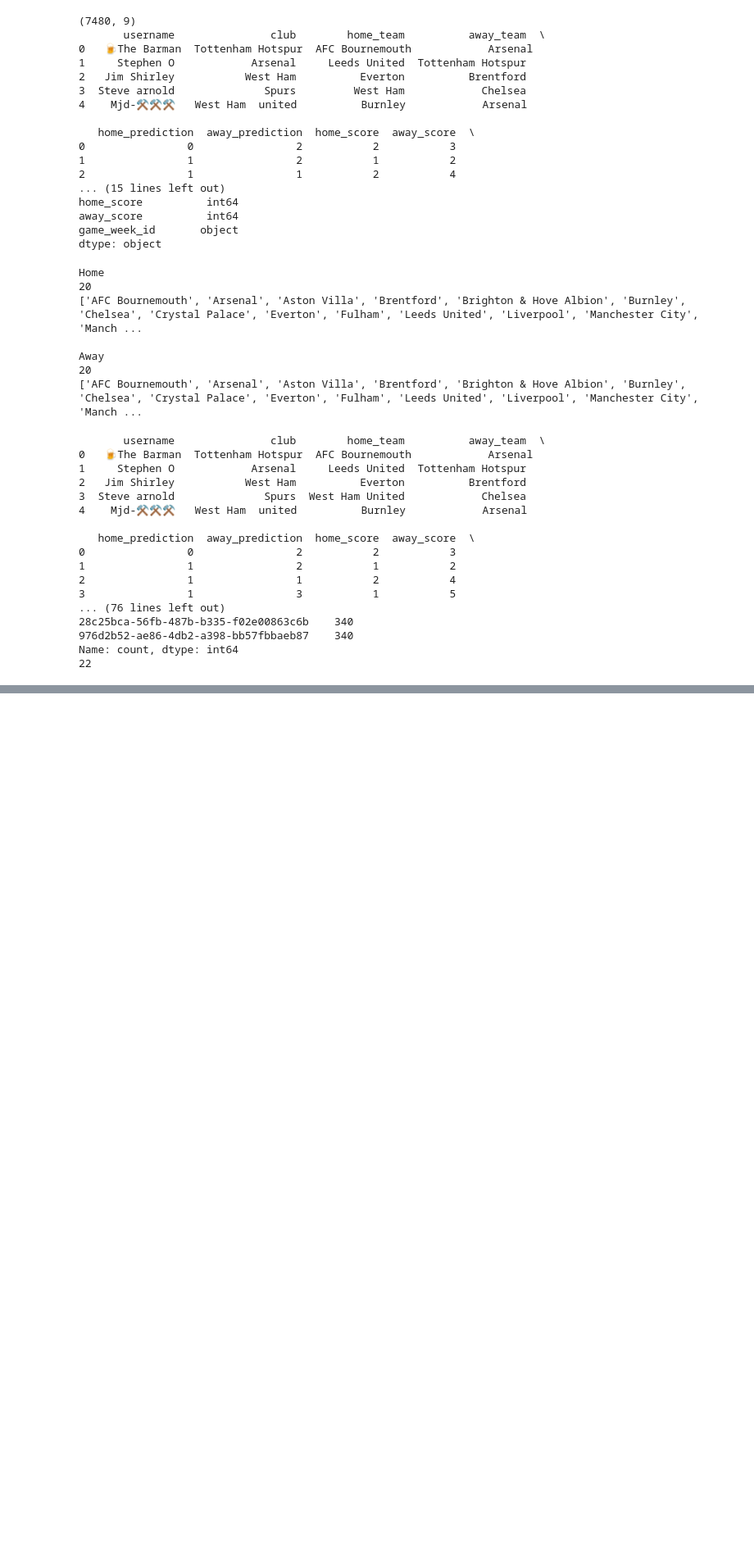
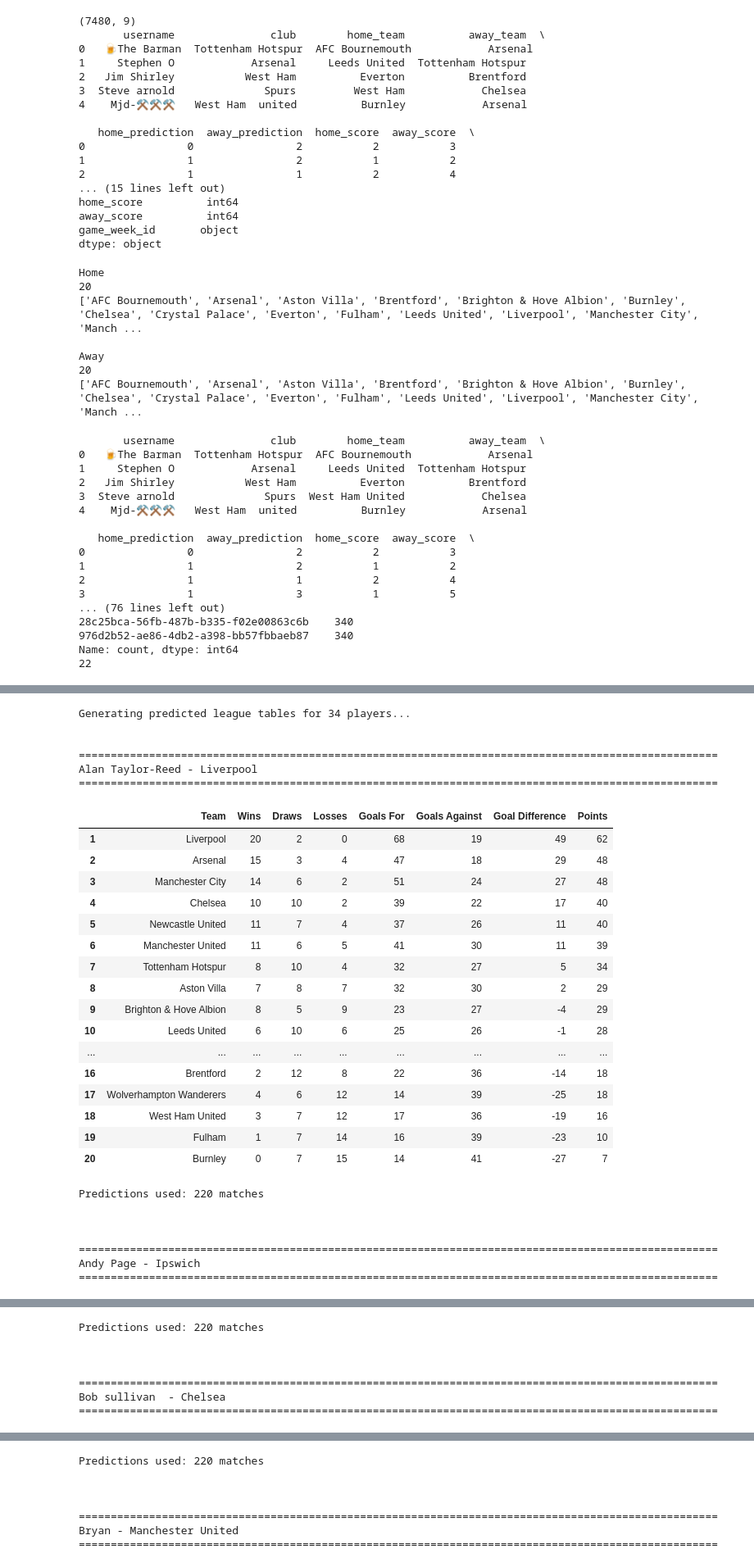
Before and after one commit to Gavin-Persad/predictions_data, a Jupyter notebook: Notebooks/players_personal_tables.ipynb, the cells around one changed output, grey strips where cells are left out. Shown at 82% size. Cells and saved outputs as stored; diff of their text form; code cells hidden in the pictures; blank space fills up the shorter version.

Commit message:
personal tables working, need to export and add further insights.

```diff
--- a/Notebooks/players_personal_tables.ipynb
+++ b/Notebooks/players_personal_tables.ipynb
@@ -152,0 +367,66 @@ Name: count, dtype: int64
+# %%
+# Generate tables for all players
+all_players = df_final['username'].unique()
+print(f"Generating predicted league tables for {len(all_players)} players...\n")
+
+for player in sorted(all_players):
+    # Get player's favorite club
+    player_data = df_final[df_final['username'] == player]
+    fav_club = player_data['club'].iloc[0] if len(player_data) > 0 else ''
+
+    # Create table
+    table = create_predicted_league_table(player, df_final)
+
+    if table is not None:
+        print(f"\n{'='*100}")
+        print(f"{player} - {fav_club}")
+        print('='*100)
+
+        # Style the table
+        styled_table = table.style.set_table_styles([
+            {'selector': 'th', 'props': [('background-color', '#4472C4'), ('color', 'white'),
+                                         ('border', '1px solid black'), ('font-weight', 'bold'),
+                                         ('text-align', 'center')]},
+            {'selector': 'td', 'props': [('border', '1px solid black'), ('padding', '8px'),
+                                         ('text-align', 'center'), ('color', '#000000')]},
+            {'selector': 'tr:nth-child(even)', 'props': [('background-color', '#F2F2F2')]},
+            {'selector': 'tr:nth-child(odd)', 'props': [('background-color', '#FFFFFF')]},
+            {'selector': 'tr:first-child', 'props': [('background-color', '#90EE90')]},  # Top team in green
+        ])
+
+        display(styled_table)
+        print(f"\nPredictions used: {len(player_data)} matches")
+        print("\n")
+
+print("\\n✓ All tables generated!")
+# %% [output]
+Generating predicted league tables for 34 players...
+
+
+====================================================================================================
+Alan Taylor-Reed - Liverpool
+====================================================================================================
+|  | Team | Wins | Draws | Losses | Goals For | Goals Against | Goal Difference | Points |
+| 1 | Liverpool | 20 | 2 | 0 | 68 | 19 | 49 | 62 |
+| 2 | Arsenal | 15 | 3 | 4 | 47 | 18 | 29 | 48 |
+| 3 | Manchester City | 14 | 6 | 2 | 51 | 24 | 27 | 48 |
+| 4 | Chelsea | 10 | 10 | 2 | 39 | 22 | 17 | 40 |
+| 5 | Newcastle United | 11 | 7 | 4 | 37 | 26 | 11 | 40 |
+| 6 | Manchester United | 11 | 6 | 5 | 41 | 30 | 11 | 39 |
+| 7 | Tottenham Hotspur | 8 | 10 | 4 | 32 | 27 | 5 | 34 |
+| 8 | Aston Villa | 7 | 8 | 7 | 32 | 30 | 2 | 29 |
+| 9 | Brighton & Hove Albion | 8 | 5 | 9 | 23 | 27 | -4 | 29 |
+| 10 | Leeds United | 6 | 10 | 6 | 25 | 26 | -1 | 28 |
+| ... | ... | ... | ... | ... | ... | ... | ... | ... |
+| 16 | Brentford | 2 | 12 | 8 | 22 | 36 | -14 | 18 |
+| 17 | Wolverhampton Wanderers | 4 | 6 | 12 | 14 | 39 | -25 | 18 |
+| 18 | West Ham United | 3 | 7 | 12 | 17 | 36 | -19 | 16 |
+| 19 | Fulham | 1 | 7 | 14 | 16 | 39 | -23 | 10 |
+| 20 | Burnley | 0 | 7 | 15 | 14 | 41 | -27 | 7 |
+Predictions used: 220 matches
+
+
+
+====================================================================================================
+Andy Page - Ipswich
+====================================================================================================
@@ -152,0 +450,7 @@ Name: count, dtype: int64
+Predictions used: 220 matches
+
+
+
+====================================================================================================
+Bob sullivan  - Chelsea
+====================================================================================================
@@ -152,0 +474,7 @@ Name: count, dtype: int64
+Predictions used: 220 matches
+
+
+
+====================================================================================================
+Bryan - Manchester United
+====================================================================================================
```
Also changed, not shown: parts of 4 cells of this notebook.
